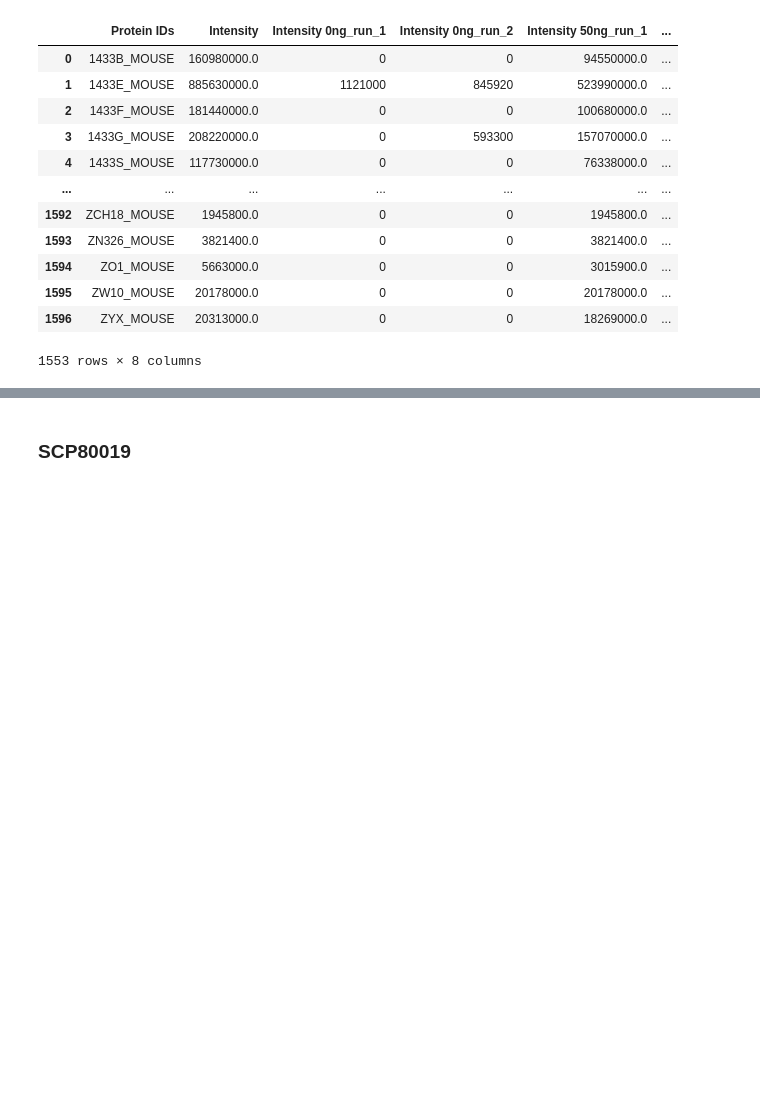
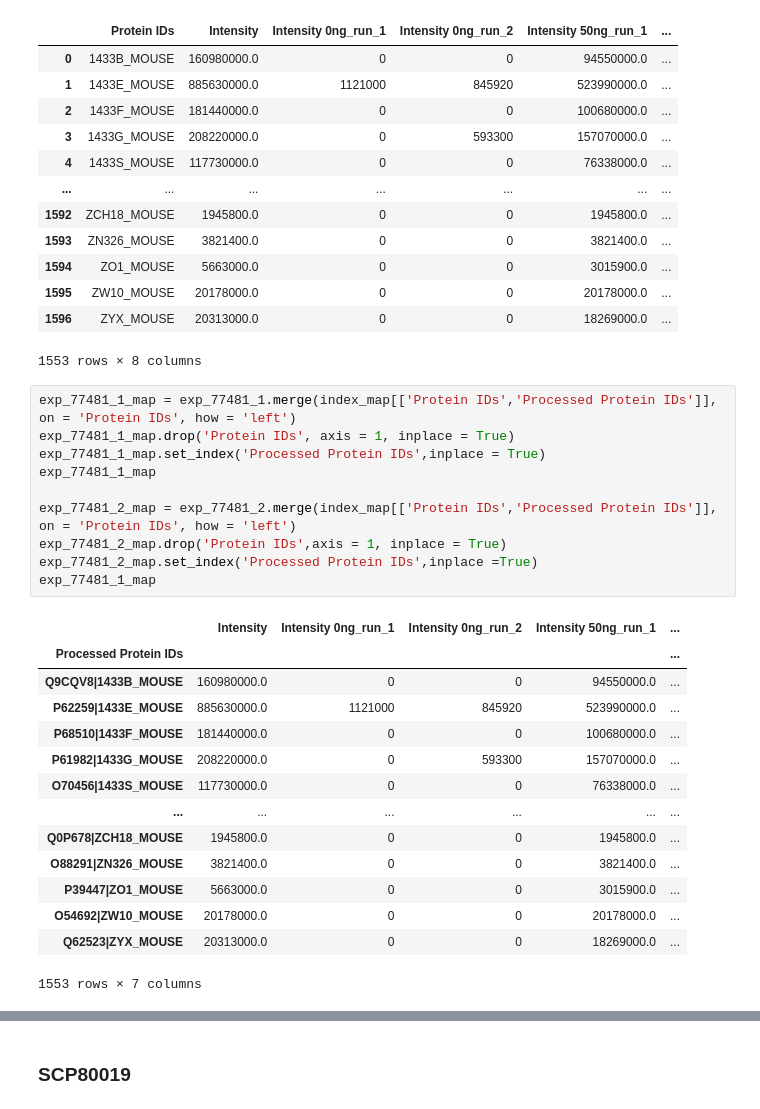
Before and after one commit to TaoYySC/SingleCellProteomics, a Jupyter notebook: check_batch_effect.ipynb, the cells around one changed output, grey strips where cells are left out. Saved outputs shown, nothing was run; the diff lists cells and outputs as text; blank space fills up the shorter version.

```diff
--- a/check_batch_effect.ipynb
+++ b/check_batch_effect.ipynb
@@ -78,3 +100,28 @@ exp_77481_1
 | 1595 | ZW10_MOUSE | 20178000.0 | 0 | 0 | 20178000.0 | ... |
 | 1596 | ZYX_MOUSE | 20313000.0 | 0 | 0 | 18269000.0 | ... |
 1553 rows × 8 columns
+# %%
+exp_77481_1_map = exp_77481_1.merge(index_map[['Protein IDs','Processed Protein IDs']], on = 'Protein IDs', how = 'left')
+exp_77481_1_map.drop('Protein IDs', axis = 1, inplace = True)
+exp_77481_1_map.set_index('Processed Protein IDs',inplace = True)
+exp_77481_1_map
+
+exp_77481_2_map = exp_77481_2.merge(index_map[['Protein IDs','Processed Protein IDs']], on = 'Protein IDs', how = 'left')
+exp_77481_2_map.drop('Protein IDs',axis = 1, inplace = True)
+exp_77481_2_map.set_index('Processed Protein IDs',inplace =True)
+exp_77481_1_map
+# %% [output]
+|  | Intensity | Intensity 0ng_run_1 | Intensity 0ng_run_2 | Intensity 50ng_run_1 | ... |
+| Processed Protein IDs |  |  |  |  | ... |
+| Q9CQV8|1433B_MOUSE | 160980000.0 | 0 | 0 | 94550000.0 | ... |
+| P62259|1433E_MOUSE | 885630000.0 | 1121000 | 845920 | 523990000.0 | ... |
+| P68510|1433F_MOUSE | 181440000.0 | 0 | 0 | 100680000.0 | ... |
+| P61982|1433G_MOUSE | 208220000.0 | 0 | 593300 | 157070000.0 | ... |
+| O70456|1433S_MOUSE | 117730000.0 | 0 | 0 | 76338000.0 | ... |
+| ... | ... | ... | ... | ... | ... |
+| Q0P678|ZCH18_MOUSE | 1945800.0 | 0 | 0 | 1945800.0 | ... |
+| O88291|ZN326_MOUSE | 3821400.0 | 0 | 0 | 3821400.0 | ... |
+| P39447|ZO1_MOUSE | 5663000.0 | 0 | 0 | 3015900.0 | ... |
+| O54692|ZW10_MOUSE | 20178000.0 | 0 | 0 | 20178000.0 | ... |
+| Q62523|ZYX_MOUSE | 20313000.0 | 0 | 0 | 18269000.0 | ... |
+1553 rows × 7 columns
```
Also changed, not shown: parts of 8 cells of this notebook, 3 other files.
